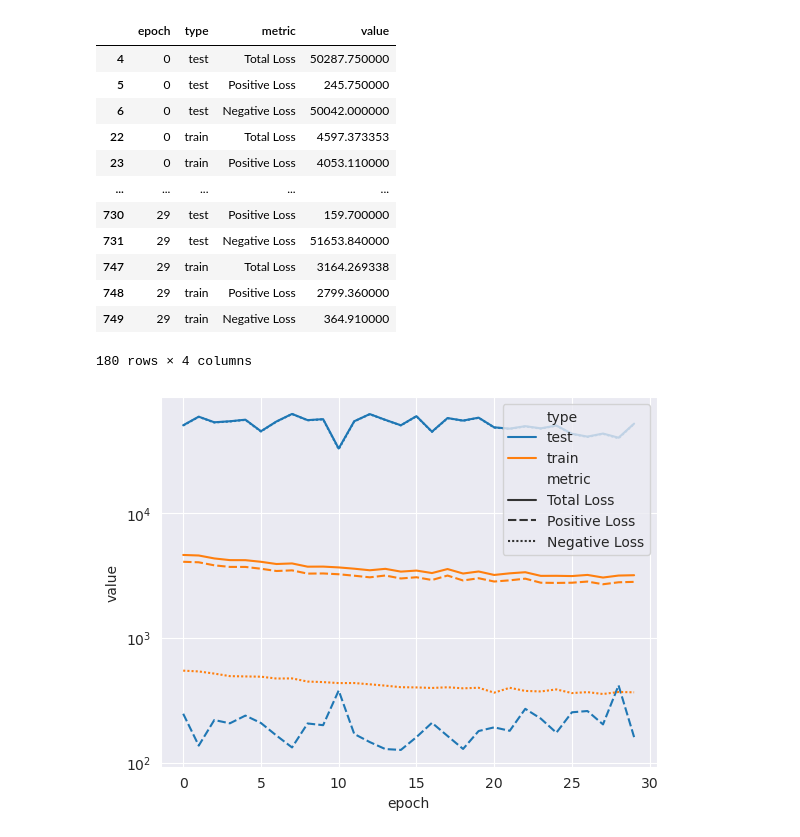
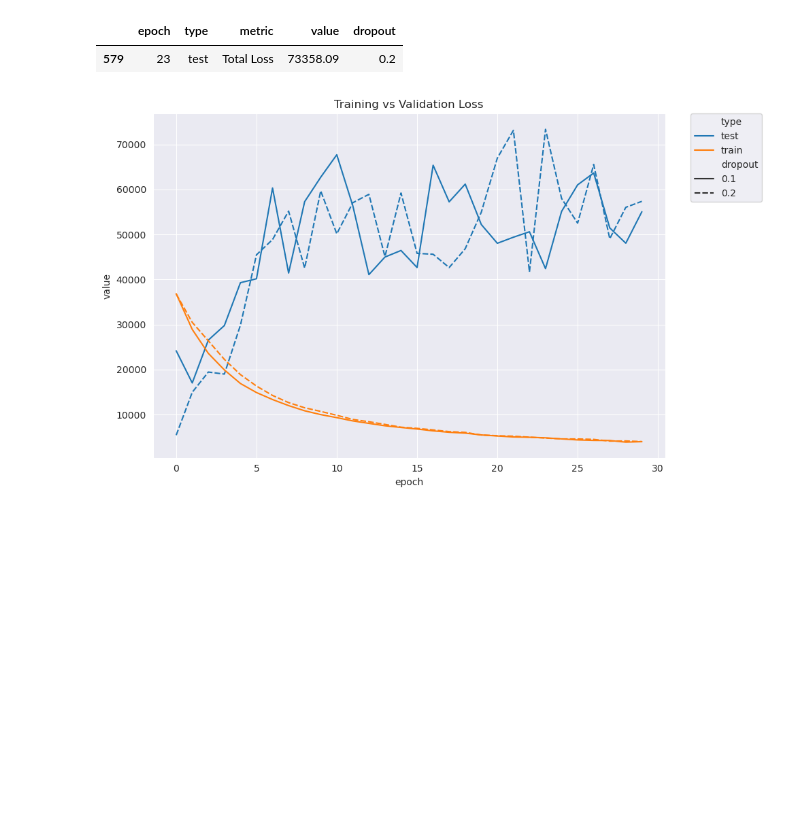
Before and after one commit to AntoninJarolim/multidoc2dial-reranking, a Jupyter notebook: notebooks/graphs.ipynb, the cells around one changed output. Cells and saved outputs as stored; diff of their text form; code cells hidden in the pictures; blank space fills up the shorter version.

Commit message:
Add load of graphs

```diff
--- a/notebooks/graphs.ipynb
+++ b/notebooks/graphs.ipynb
@@ -78,10 +81,18 @@ df_test = df[df['type'] == 'test']
 # %%
-df_train_loss = df_train[df_train['metric'].apply(lambda x: 'Loss' in x)]
-ax = sns.lineplot(data=df_train_loss, x='epoch', y='value', hue='metric',
-                  palette=sns.color_palette("hsv", 3))
+def plot_losses(df):
+    def plot_one(df, type):
+        df_train = df[df['type'] == type]
+        df_train_loss = df_train[df_train['metric'].apply(lambda x: 'loss' in x.lower())]
+        ax = sns.lineplot(data=df_train_loss, x='epoch', y='value', hue='metric',
+                          alpha=0.8,
+                          palette=sns.color_palette("hsv", 3))
 
-ax.title.set_text('Training Loss')
-ax.set_yscale('log')
+        ax.title.set_text(f'{type} Loss')
+        ax.set_yscale('log')
+        plt.show()
+    for type in ['train', 'test']:
+        plot_one(df, type)
 
-df_train_loss
+
+plot_losses(df_dr01)
 # %% [output]
@@ -102,26 +101,23 @@ df_train_loss
 # %%
 # training vs validation loss
 
-df_all_losses = df[df['metric'].apply(lambda x: 'Loss' in x)]
+def plot_loss(df, style):
+    fix, ax = plt.subplots(figsize=(10, 6))
 
-ax = sns.lineplot(data=df_all_losses, x='epoch', y='value', hue='type', style='metric')
+    df_train_loss = df[df['metric'].apply(lambda x: 'Total Loss' in x)]
+    df_train_loss = df_train_loss[df_train_loss['type'].apply(lambda x: not 'batch' in x)]
+    ax = sns.lineplot(data=df_train_loss, x='epoch', y='value', hue='type', style=style, errorbar=None, ax=ax)
 
-ax.set_yscale('log')
+    ax.title.set_text('Training vs Validation Loss')
+    plt.legend(bbox_to_anchor=(1.05, 1), loc='upper left', borderaxespad=0.)
+    plt.tight_layout()
+    return df_train_loss
 
-df_all_losses
+df = plot_loss(df_dropouts, 'dropout')
+# get highest loss
+df[df['value'] == df['value'].max()]
 # %% [output]
-|  | epoch | type | metric | value |
-| 4 | 0 | test | Total Loss | 50287.750000 |
-| 5 | 0 | test | Positive Loss | 245.750000 |
-| 6 | 0 | test | Negative Loss | 50042.000000 |
-| 22 | 0 | train | Total Loss | 4597.373353 |
-| 23 | 0 | train | Positive Loss | 4053.110000 |
-| ... | ... | ... | ... | ... |
-| 730 | 29 | test | Positive Loss | 159.700000 |
-| 731 | 29 | test | Negative Loss | 51653.840000 |
-| 747 | 29 | train | Total Loss | 3164.269338 |
-| 748 | 29 | train | Positive Loss | 2799.360000 |
-| 749 | 29 | train | Negative Loss | 364.910000 |
+|  | epoch | type | metric | value | dropout |
+| 579 | 23 | test | Total Loss | 73358.09 | 0.2 |
-180 rows × 4 columns
-[figure, old version]
+[figure, new version]
 # %%
```
Also changed, not shown: parts of 11 cells of this notebook, 1 other file.
